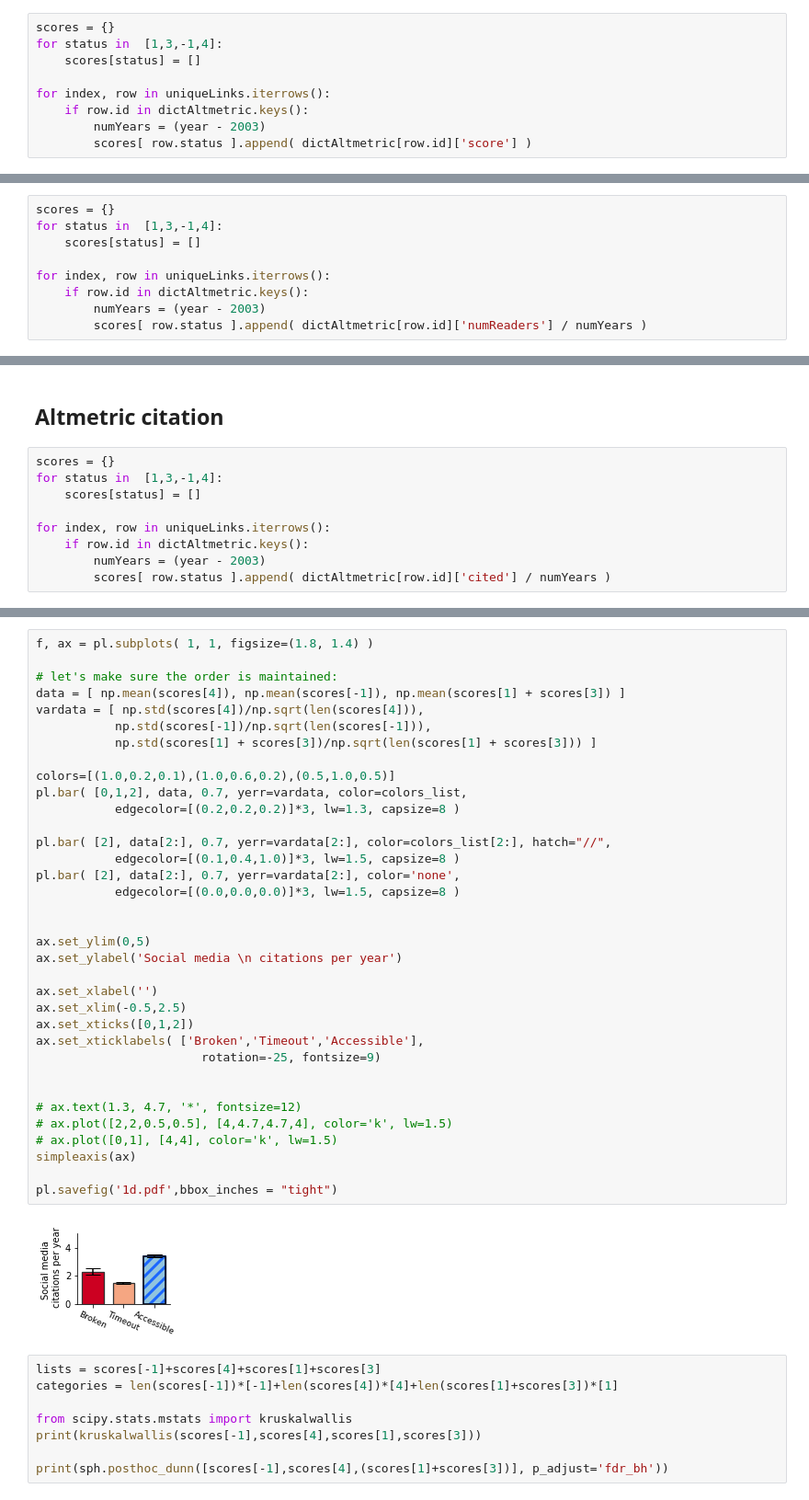
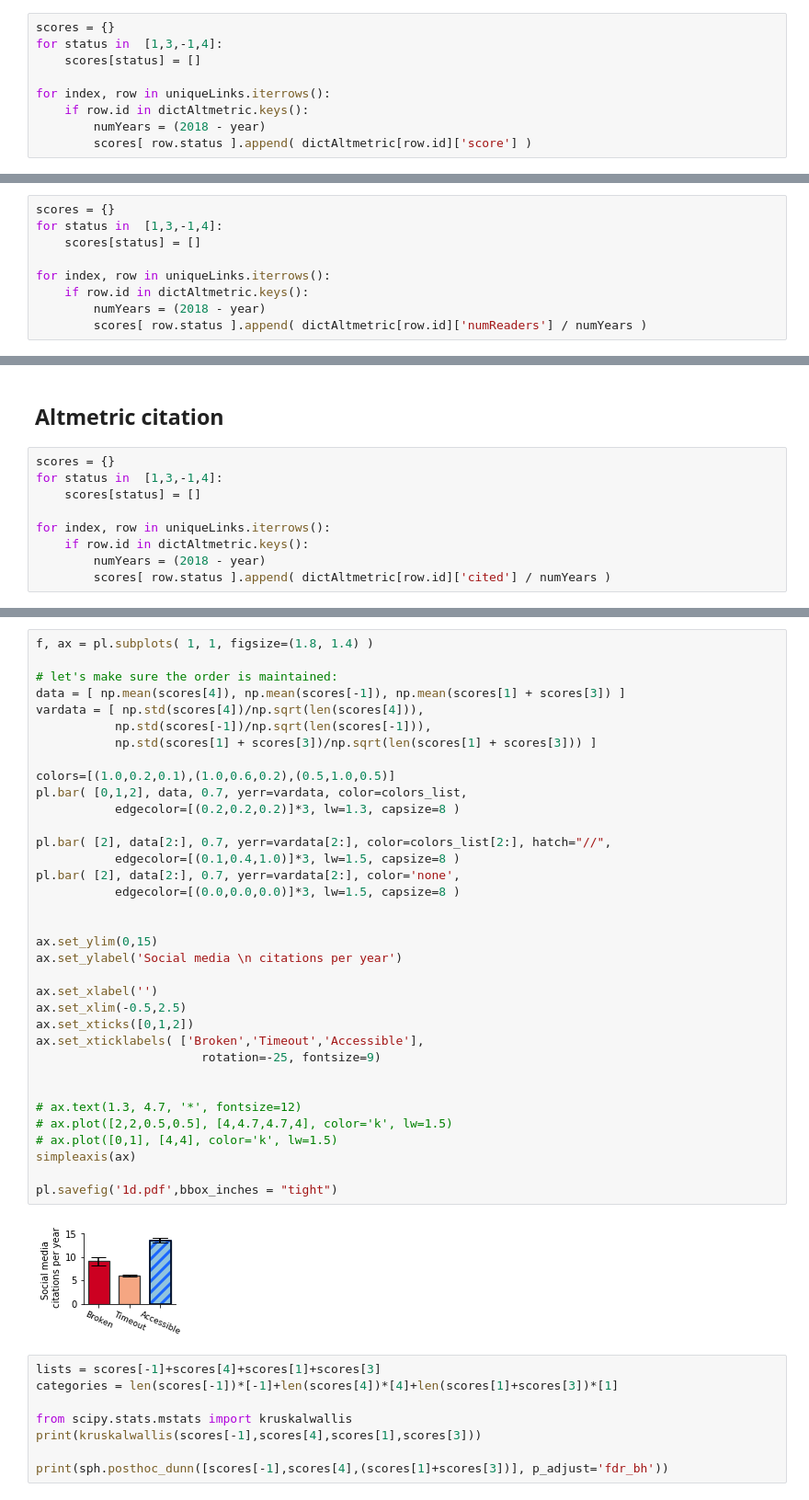
Before and after one commit to smangul1/good.software, a Jupyter notebook: analysis/Figure1.ipynb, the cells around one changed output, grey strips where cells are left out. Shown: that part at 92% size. Cells and saved outputs as stored; diff of their text form.

```diff
--- a/analysis/Figure1.ipynb
+++ b/analysis/Figure1.ipynb
@@ -1151,7 +1151,7 @@ for status in  [1,3,-1,4]:
 
 for index, row in uniqueLinks.iterrows():
     if row.id in dictAltmetric.keys():
-        numYears = (year - 2003)
+        numYears = (2018 - year)
         scores[ row.status ].append( dictAltmetric[row.id]['score'] )
 # %%
 f, ax = pl.subplots( 1, 1, figsize=(3.5, 1.5) )
@@ -1250,7 +1250,7 @@ for status in  [1,3,-1,4]:
 
 for index, row in uniqueLinks.iterrows():
     if row.id in dictAltmetric.keys():
-        numYears = (year - 2003)
+        numYears = (2018 - year)
         scores[ row.status ].append( dictAltmetric[row.id]['numReaders'] / numYears )
 # %%
 f, ax = pl.subplots( 1, 1, figsize=(3.5, 1.8) )
@@ -1345,7 +1345,7 @@ for status in  [1,3,-1,4]:
 
 for index, row in uniqueLinks.iterrows():
     if row.id in dictAltmetric.keys():
-        numYears = (year - 2003)
+        numYears = (2018 - year)
         scores[ row.status ].append( dictAltmetric[row.id]['cited'] / numYears )
 # %%
 f, ax = pl.subplots( 1, 1, figsize=(3.5, 1.5) )
@@ -1395,35 +1395,35 @@ data = [ np.mean(scores[4]), np.mean(scores[-1]), np.mean(scores[1] + scores[3])
 vardata = [ np.std(scores[4])/np.sqrt(len(scores[4])),
            np.std(scores[-1])/np.sqrt(len(scores[-1])),
            np.std(scores[1] + scores[3])/np.sqrt(len(scores[1] + scores[3])) ]
 
 colors=[(1.0,0.2,0.1),(1.0,0.6,0.2),(0.5,1.0,0.5)]
 pl.bar( [0,1,2], data, 0.7, yerr=vardata, color=colors_list,
            edgecolor=[(0.2,0.2,0.2)]*3, lw=1.3, capsize=8 )
 
 pl.bar( [2], data[2:], 0.7, yerr=vardata[2:], color=colors_list[2:], hatch="//",
            edgecolor=[(0.1,0.4,1.0)]*3, lw=1.5, capsize=8 )
 pl.bar( [2], data[2:], 0.7, yerr=vardata[2:], color='none',
            edgecolor=[(0.0,0.0,0.0)]*3, lw=1.5, capsize=8 )
 
 
-ax.set_ylim(0,5)
+ax.set_ylim(0,15)
 ax.set_ylabel('Social media \n citations per year')
 
 ax.set_xlabel('')
 ax.set_xlim(-0.5,2.5)
 ax.set_xticks([0,1,2])
 ax.set_xticklabels( ['Broken','Timeout','Accessible'],
                        rotation=-25, fontsize=9)
 
 
 # ax.text(1.3, 4.7, '*', fontsize=12)
 # ax.plot([2,2,0.5,0.5], [4,4.7,4.7,4], color='k', lw=1.5)
 # ax.plot([0,1], [4,4], color='k', lw=1.5)
 simpleaxis(ax)
 
 pl.savefig('1d.pdf',bbox_inches = "tight")
 # %% [output]
-[figure, old version]
+[figure, new version]
 # %%
 lists = scores[-1]+scores[4]+scores[1]+scores[3]
 categories = len(scores[-1])*[-1]+len(scores[4])*[4]+len(scores[1]+scores[3])*[1]
```
Also changed, not shown: parts of 4 cells of this notebook, 8 other files.
